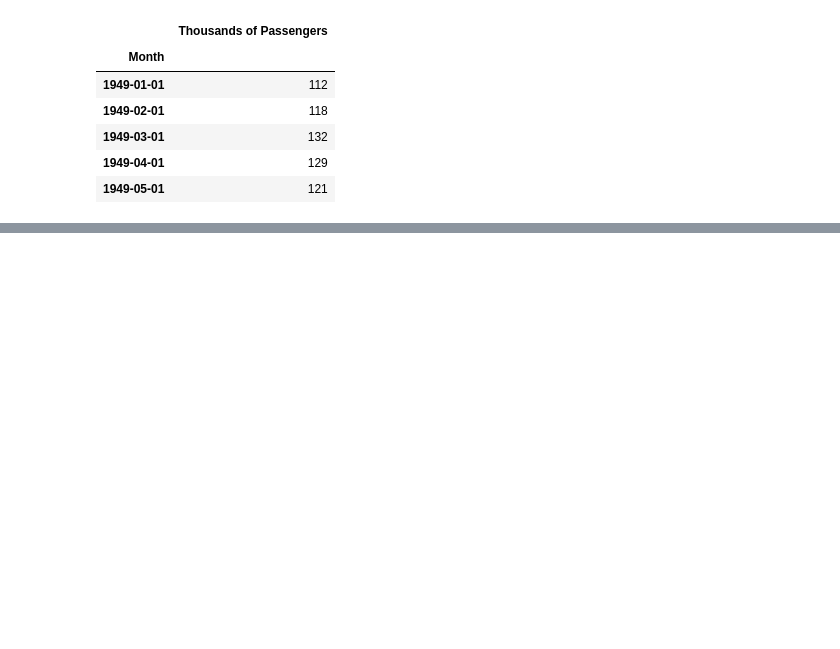
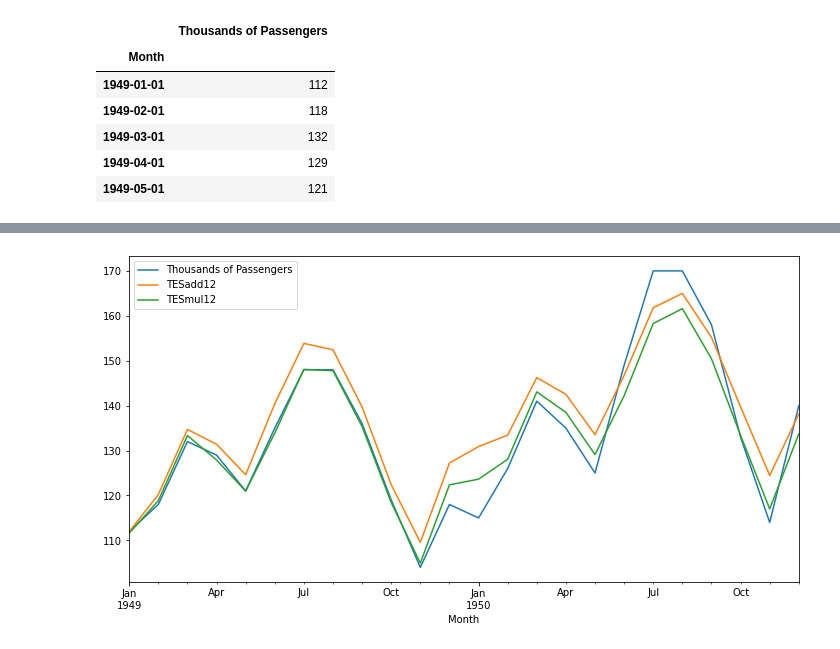
Before and after one commit to JorgeToT/SeriesDeTiempoPythonR, a Jupyter notebook: Python/Holt_Winters.ipynb, the cells around one changed output, grey strips where cells are left out. Saved outputs shown, nothing was run; the diff lists cells and outputs as text; code cells hidden in the pictures; blank space fills up the shorter version.

```diff
--- a/Python/Holt_Winters.ipynb
+++ b/Python/Holt_Winters.ipynb
@@ -96,0 +164,3 @@ df.head()
+# %%
+df['TESadd12'] = ExponentialSmoothing(df['Thousands of Passengers'], trend='add',seasonal='add',seasonal_periods=12).fit().fittedvalues
+df.head()
@@ -96,0 +175,3 @@ df.head()
+# %%
+df['TESmul12'] = ExponentialSmoothing(df['Thousands of Passengers'], trend='mul',seasonal='mul',seasonal_periods=12).fit().fittedvalues
+df.head()
@@ -96,0 +186,4 @@ df.head()
+# %%
+df[['Thousands of Passengers', 'TESadd12', 'TESmul12']].iloc[:24].plot(figsize = (12,6));
+# %% [output]
+[figure, added]
```
Also changed, not shown: parts of 15 cells of this notebook, 2 other files.
